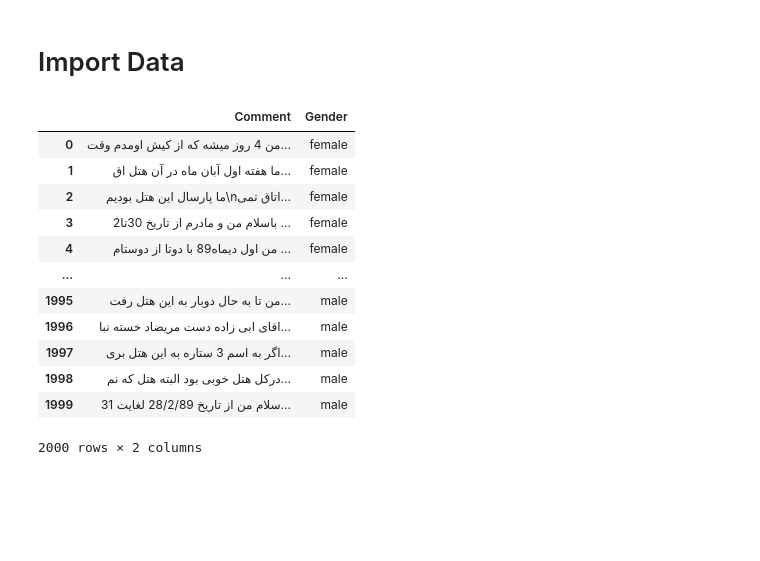
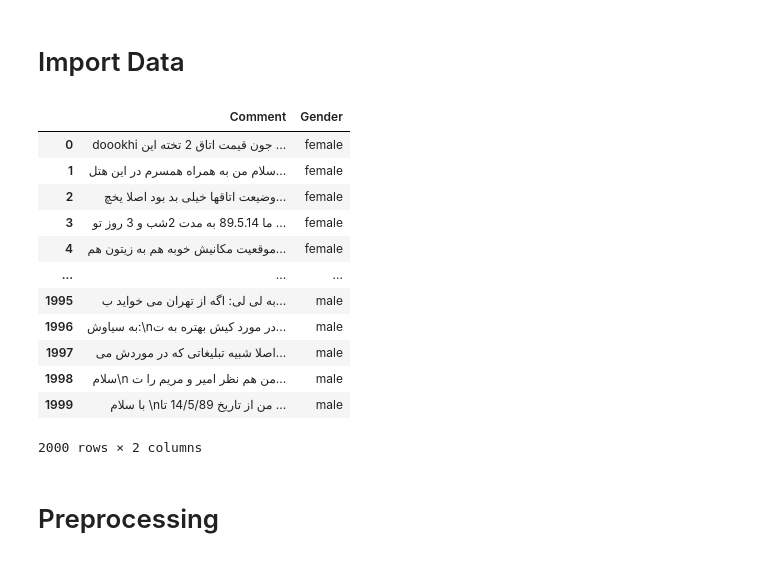
Before and after one commit to HLTT14/NLP-Assignments, a Jupyter notebook: NLP_Assignment1.ipynb, the cells around one changed output. Cells and saved outputs as stored; diff of their text form; code cells hidden in the pictures; blank space fills up the shorter version.

Commit message:
preprocessing added

```diff
--- a/NLP_Assignment1.ipynb
+++ b/NLP_Assignment1.ipynb
@@ -12,28 +67,30 @@ import pandas as pd
 # %%
 data = []
 
 def read_files(path, tag):
   os.chdir(path)
   for file in os.listdir():
         with open(f"{path}/{file}", 'r') as f:
-            data.append([f.read(), tag])
+            data.append([f.read().strip(), tag])
 
-read_files("/content/drive/MyDrive/Data sets/NLP Assignment1 Dataset/female", "female")
-read_files("/content/drive/MyDrive/Data sets/NLP Assignment1 Dataset/male", "male")
+read_files("/content/train/female", "female")
+read_files("/content/train/male", "male")
 
-df = pd.DataFrame(data, columns = ["Comment", "Gender"])
-df
+dataset = pd.DataFrame(data, columns = ["Comment", "Gender"])
+dataset
 # %% [output]
 |  | Comment | Gender |
-| 0 | من 4 روز میشه که از کیش اومدم وقت... | female |
-| 1 | ما هفته اول آبان ماه در آن هتل اق... | female |
-| 2 | ما پارسال این هتل بودیم\nاتاق تمی... | female |
-| 3 | باسلام من و مادرم از تاریخ 30تا2 ... | female |
-| 4 | من اول دیماه89 با دوتا از دوستام ... | female |
+| 0 | doookhi جون قیمت اتاق 2 تخته این ... | female |
+| 1 | سلام من به همراه همسرم در این هتل... | female |
+| 2 | وضیعت اتاقها خیلی بد بود اصلا یخچ... | female |
+| 3 | ما 89.5.14 به مدت 2شب و 3 روز تو ... | female |
+| 4 | موقعیت مکانیش خوبه هم به زیتون هم... | female |
 | ... | ... | ... |
-| 1995 | من تا به حال دوبار به این هتل رفت... | male |
-| 1996 | اقای ابی زاده دست مریضاد خسته نبا... | male |
-| 1997 | اگر به اسم 3 ستاره به این هتل بری... | male |
-| 1998 | درکل هتل خوبی بود البته هتل که نم... | male |
-| 1999 | سلام من از تاریخ 28/2/89 لغایت 31... | male |
+| 1995 | به لی لی: اگه از تهران می خواید ب... | male |
+| 1996 | به سیاوش:\nدر مورد کیش بهتره به ت... | male |
+| 1997 | اصلا شبیه تبلیغاتی که در موردش می... | male |
+| 1998 | سلام\n من هم نظر امیر و مریم را ت... | male |
+| 1999 | با سلام \nمن از تاریخ 14/5/89 تا ... | male |
 2000 rows × 2 columns
+# %% [markdown]
+# Preprocessing
```
Also changed, not shown: parts of 9 cells of this notebook.
